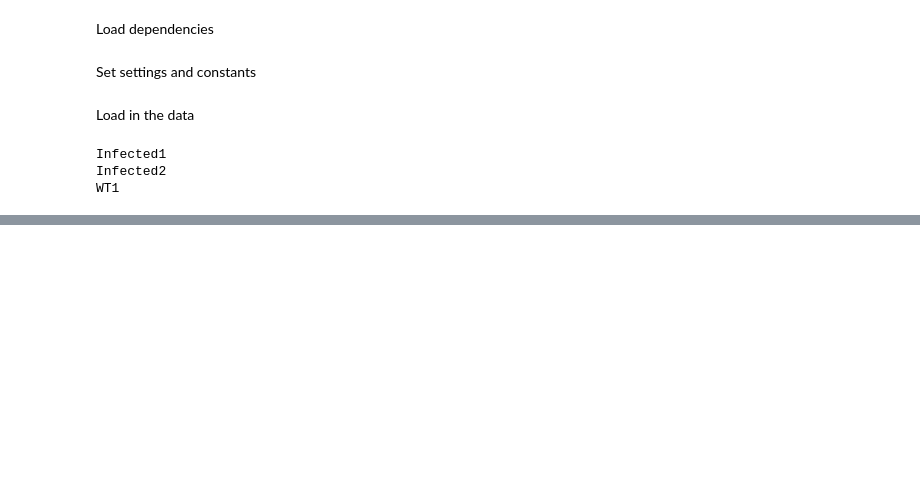
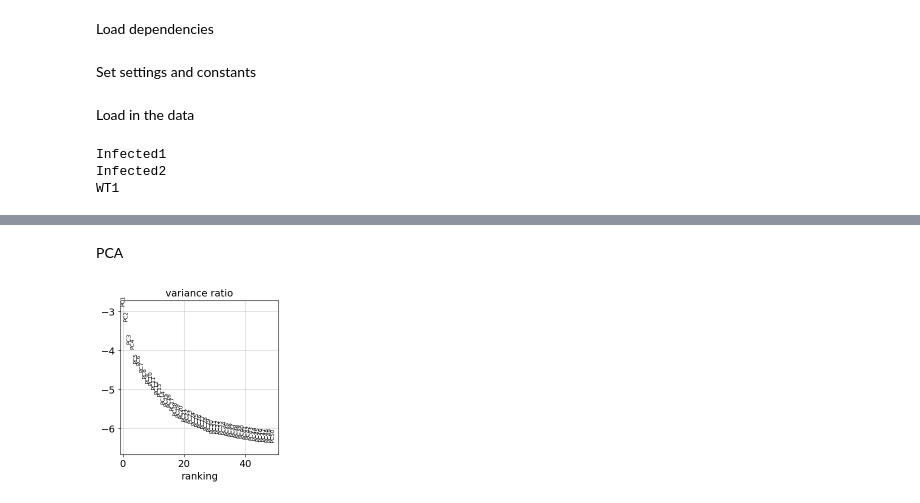
Before and after one commit to CorwinAnsley/biol5177_work, a Jupyter notebook: cw_2/cw_analysis.ipynb, the cells around one changed output, grey strips where cells are left out. Saved outputs shown, nothing was run; the diff lists cells and outputs as text; code cells hidden in the pictures; blank space fills up the shorter version.

```diff
--- a/cw_2/cw_analysis.ipynb
+++ b/cw_2/cw_analysis.ipynb
@@ -128,0 +88,7 @@ adata.obs
+# %% [markdown]
+PCA
+# %%
+sc.tl.pca(adata)
+sc.pl.pca_variance_ratio(adata, n_pcs=50, log=True)
+# %% [output]
+[figure, added]
```
Also changed, not shown: parts of 18 cells of this notebook.
